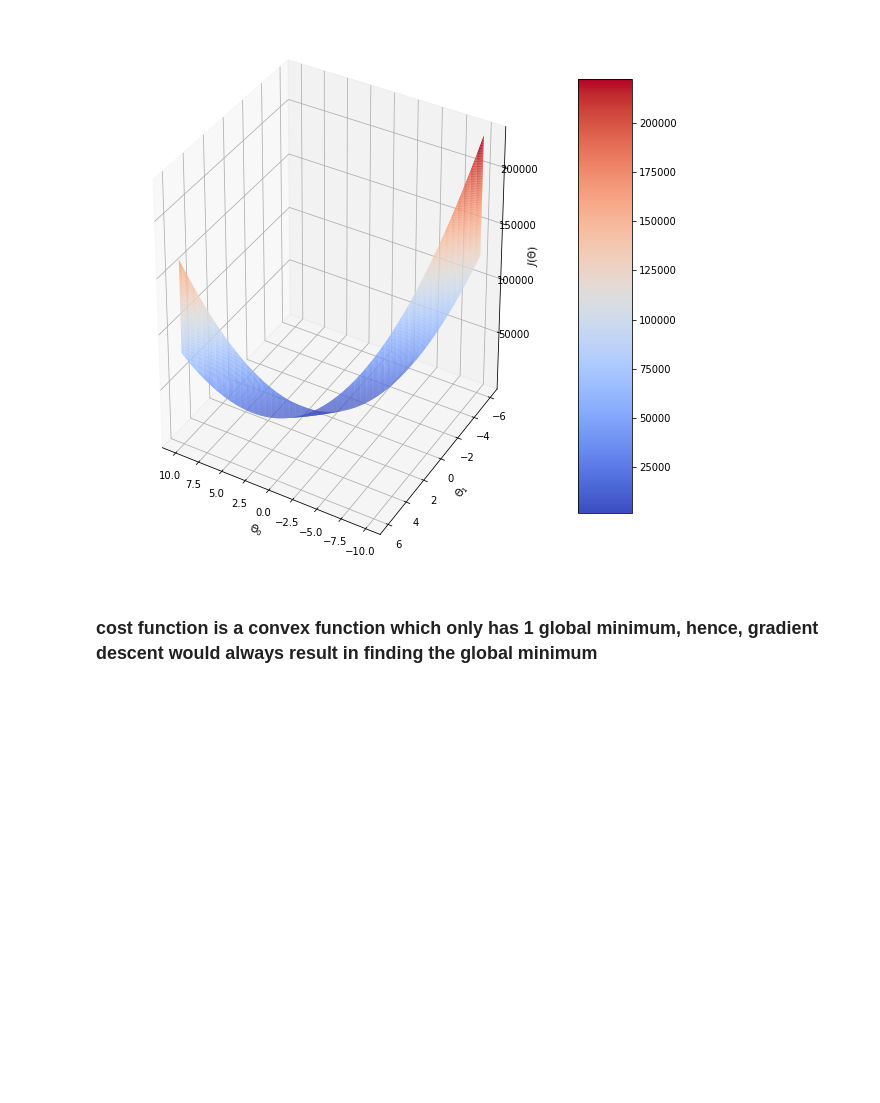
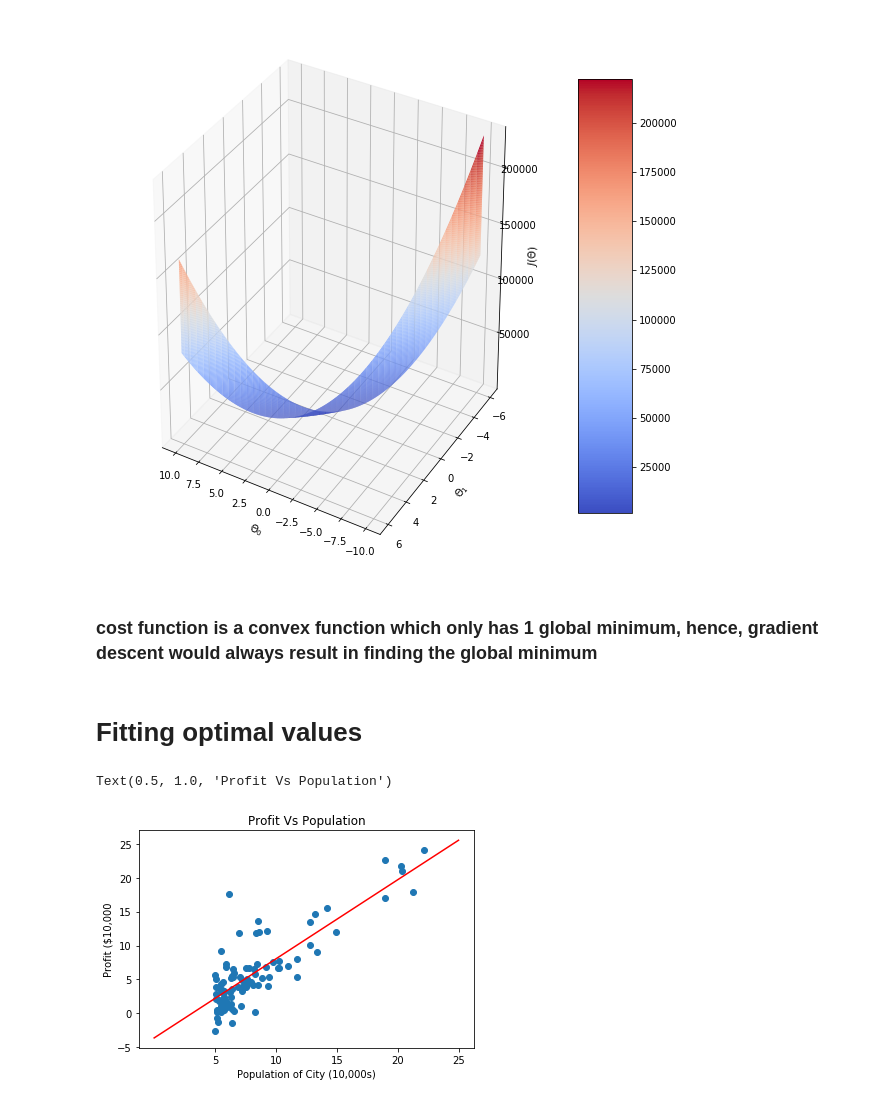
Before and after one commit to rajithst/mlalgo-python, a Jupyter notebook: Simple and Multi Linear Regression/linear_regression.ipynb, the cells around one changed output. Saved outputs shown, nothing was run; the diff lists cells and outputs as text; code cells hidden in the pictures; blank space fills up the shorter version.

Commit message:
fitting values and plot the best fitted line

```diff
--- a/Simple and Multi Linear Regression/linear_regression.ipynb
+++ b/Simple and Multi Linear Regression/linear_regression.ipynb
@@ -116,3 +116,30 @@ ax.view_init(30,120)
 [figure]
 # %% [markdown]
 <h3> cost function is a convex function which only has 1 global minimum, hence, gradient descent would always result in finding the global minimum</h3
+# %% [markdown]
+# Fitting optimal values
+# %%
+X_t = dataset.iloc[:,0].values
+y_t = dataset.iloc[:,1].values
+# %%
+#convert rank1 arrays to rank2
+X_t = X_t[:,np.newaxis]
+y_t = y_t[:,np.newaxis]
+# %%
+x_vals  = np.arange(0,26)
+# %%
+y_vals = []
+for x in x_vals:
+    y = thetas[0] + thetas[1]*x
+    y_vals.append(y)
+# %%
+plt.scatter(X_t,y_t)
+plt.plot(x_vals,y_vals,color='red')
+plt.xticks(np.arange(5,30,step=5))
+plt.yticks(np.arange(-5,30,step=5))
+plt.xlabel("Population of City (10,000s)")
+plt.ylabel("Profit ($10,000")
+plt.title("Profit Vs Population")
+# %% [output]
+Text(0.5, 1.0, 'Profit Vs Population')
+[figure, added]
```
